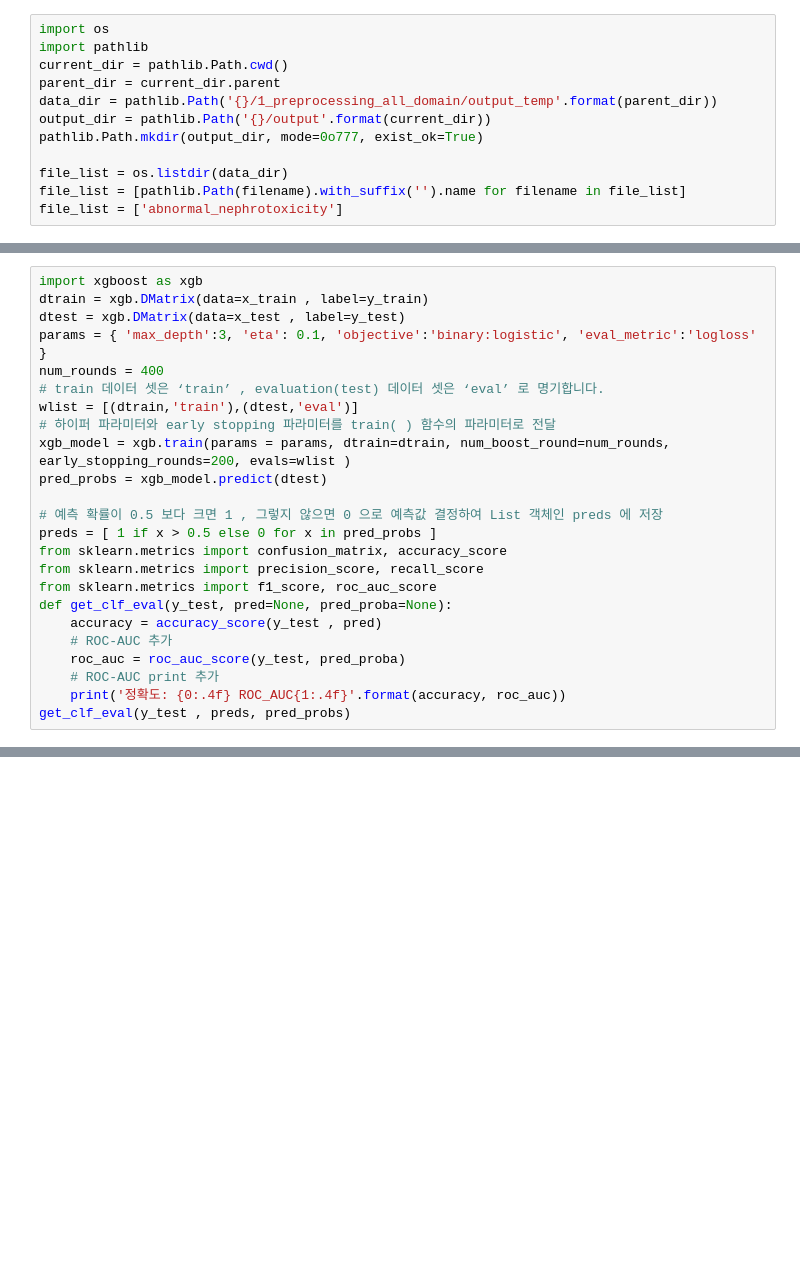
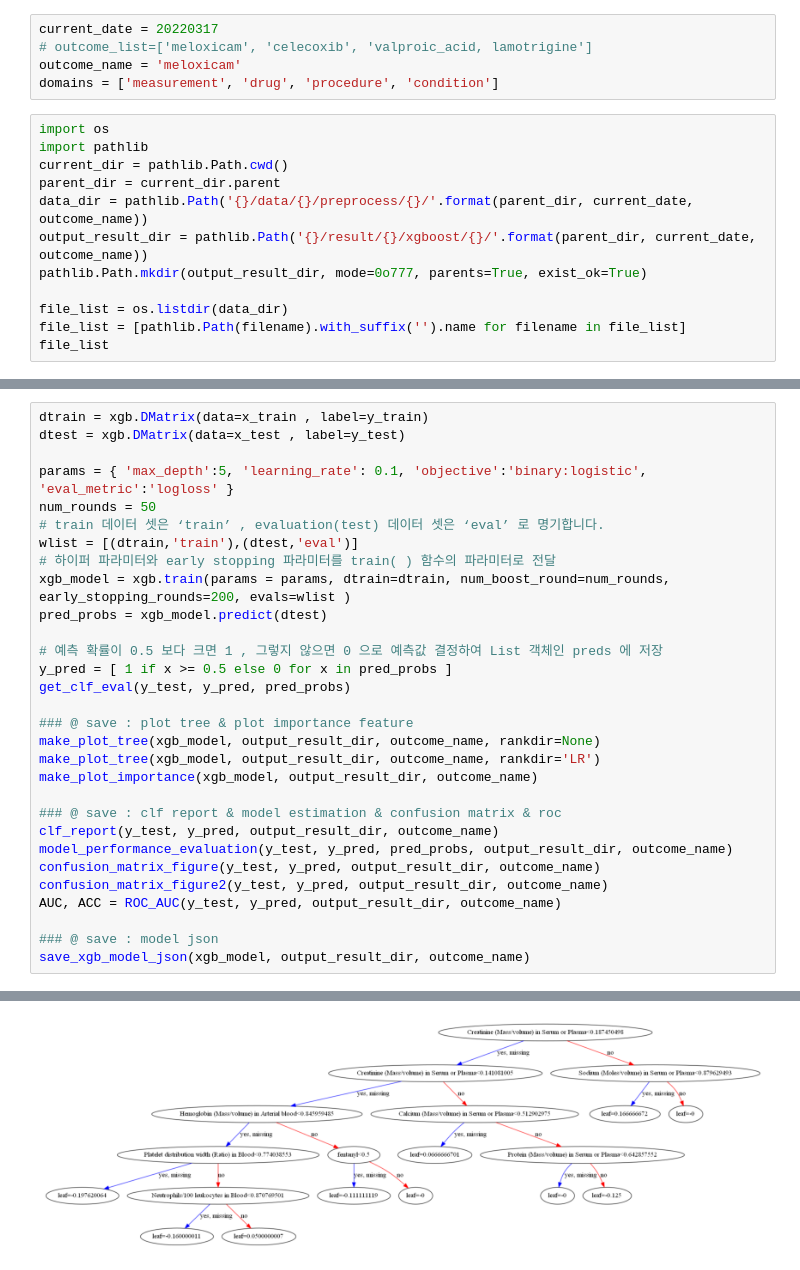
Before and after one commit to memy85/MOA-CDM_AI, a Jupyter notebook: 3_xgboost_classification/0_xgboost.ipynb, the cells around one changed output, grey strips where cells are left out. Cells and saved outputs as stored; diff of their text form; blank space fills up the shorter version.

Commit message:
commit XGBoost 1) file path 2) imblanced xgboost 3) preprocessing 4) sql query (2 cohort)

```diff
--- a/3_xgboost_classification/0_xgboost.ipynb
+++ b/3_xgboost_classification/0_xgboost.ipynb
@@ -1,12 +8,17 @@
+# %%
+current_date = 20220317
+# outcome_list=['meloxicam', 'celecoxib', 'valproic_acid, lamotrigine']
+outcome_name = 'meloxicam'
+domains = ['measurement', 'drug', 'procedure', 'condition']
 # %%
 import os
 import pathlib
 current_dir = pathlib.Path.cwd()
 parent_dir = current_dir.parent
-data_dir = pathlib.Path('{}/1_preprocessing_all_domain/output_temp'.format(parent_dir))
-output_dir = pathlib.Path('{}/output'.format(current_dir))
-pathlib.Path.mkdir(output_dir, mode=0o777, exist_ok=True)
+data_dir = pathlib.Path('{}/data/{}/preprocess/{}/'.format(parent_dir, current_date, outcome_name))
+output_result_dir = pathlib.Path('{}/result/{}/xgboost/{}/'.format(parent_dir, current_date, outcome_name))
+pathlib.Path.mkdir(output_result_dir, mode=0o777, parents=True, exist_ok=True)
 
 file_list = os.listdir(data_dir)
 file_list = [pathlib.Path(filename).with_suffix('').name for filename in file_list]
-file_list = ['abnormal_nephrotoxicity']
+file_list
@@ -145,9 +76,9 @@ get_model_train_eval(lgbm_clf, ftr_train=x_train, ftr_test=x_test, tgt_train=y_t
 # %%
-import xgboost as xgb
 dtrain = xgb.DMatrix(data=x_train , label=y_train)
 dtest = xgb.DMatrix(data=x_test , label=y_test)
-params = { 'max_depth':3, 'eta': 0.1, 'objective':'binary:logistic', 'eval_metric':'logloss' }
-num_rounds = 400
+
+params = { 'max_depth':5, 'learning_rate': 0.1, 'objective':'binary:logistic', 'eval_metric':'logloss' }
+num_rounds = 50
 # train 데이터 셋은 ‘train’ , evaluation(test) 데이터 셋은 ‘eval’ 로 명기합니다.
 wlist = [(dtrain,'train'),(dtest,'eval')]
 # 하이퍼 파라미터와 early stopping 파라미터를 train( ) 함수의 파라미터로 전달
@@ -155,15 +86,21 @@ xgb_model = xgb.train(params = params, dtrain=dtrain, num_boost_round=num_rounds
 pred_probs = xgb_model.predict(dtest)
 
 # 예측 확률이 0.5 보다 크면 1 , 그렇지 않으면 0 으로 예측값 결정하여 List 객체인 preds 에 저장
-preds = [ 1 if x > 0.5 else 0 for x in pred_probs ]
-from sklearn.metrics import confusion_matrix, accuracy_score
-from sklearn.metrics import precision_score, recall_score
-from sklearn.metrics import f1_score, roc_auc_score
-def get_clf_eval(y_test, pred=None, pred_proba=None):
-    accuracy = accuracy_score(y_test , pred)
-    # ROC-AUC 추가
-    roc_auc = roc_auc_score(y_test, pred_proba)
-    # ROC-AUC print 추가
-    print('정확도: {0:.4f} ROC_AUC{1:.4f}'.format(accuracy, roc_auc))
-get_clf_eval(y_test , preds, pred_probs)
+y_pred = [ 1 if x >= 0.5 else 0 for x in pred_probs ]
+get_clf_eval(y_test, y_pred, pred_probs)
+
+### @ save : plot tree & plot importance feature
+make_plot_tree(xgb_model, output_result_dir, outcome_name, rankdir=None)
+make_plot_tree(xgb_model, output_result_dir, outcome_name, rankdir='LR')
+make_plot_importance(xgb_model, output_result_dir, outcome_name)
+
+### @ save : clf report & model estimation & confusion matrix & roc
+clf_report(y_test, y_pred, output_result_dir, outcome_name)
+model_performance_evaluation(y_test, y_pred, pred_probs, output_result_dir, outcome_name)
+confusion_matrix_figure(y_test, y_pred, output_result_dir, outcome_name)
+confusion_matrix_figure2(y_test, y_pred, output_result_dir, outcome_name)
+AUC, ACC = ROC_AUC(y_test, y_pred, output_result_dir, outcome_name)
+
+### @ save : model json
+save_xgb_model_json(xgb_model, output_result_dir, outcome_name)
 # %% [output]
@@ -186,0 +124 @@ get_clf_eval(y_test , preds, pred_probs)
+[figure, added]
```
Also changed, not shown: parts of 10 cells of this notebook, 41 other files.
